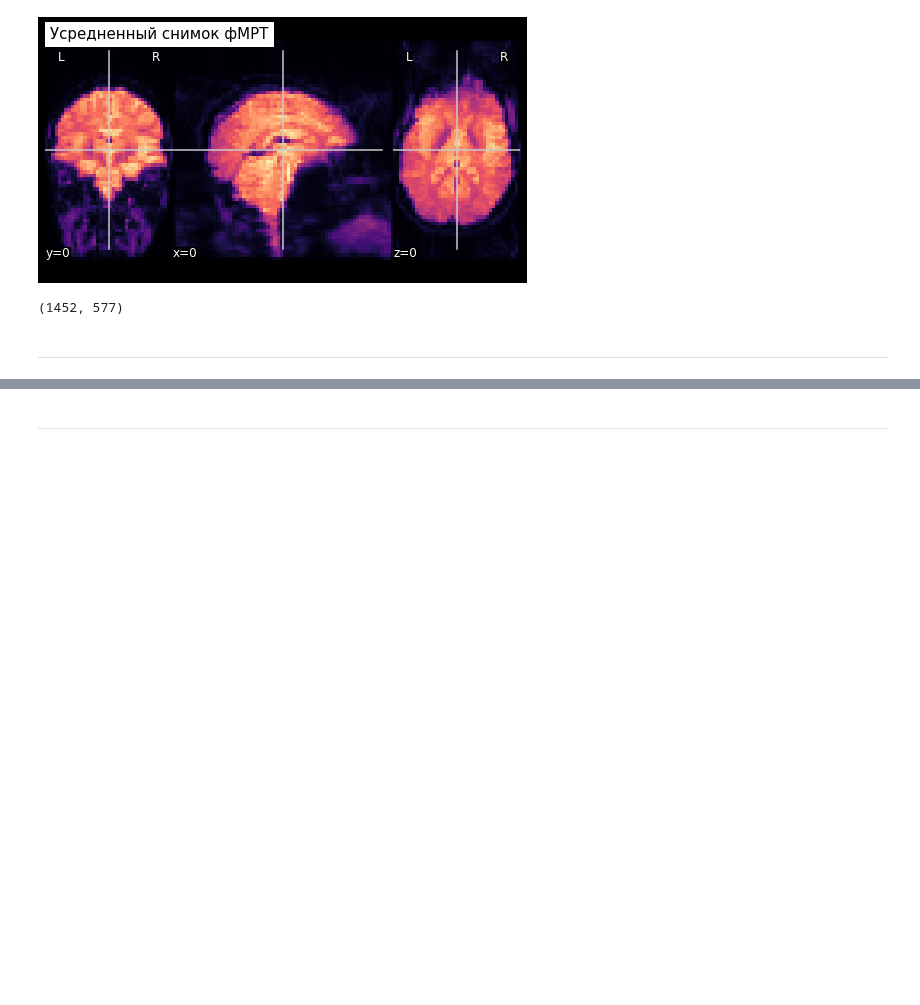
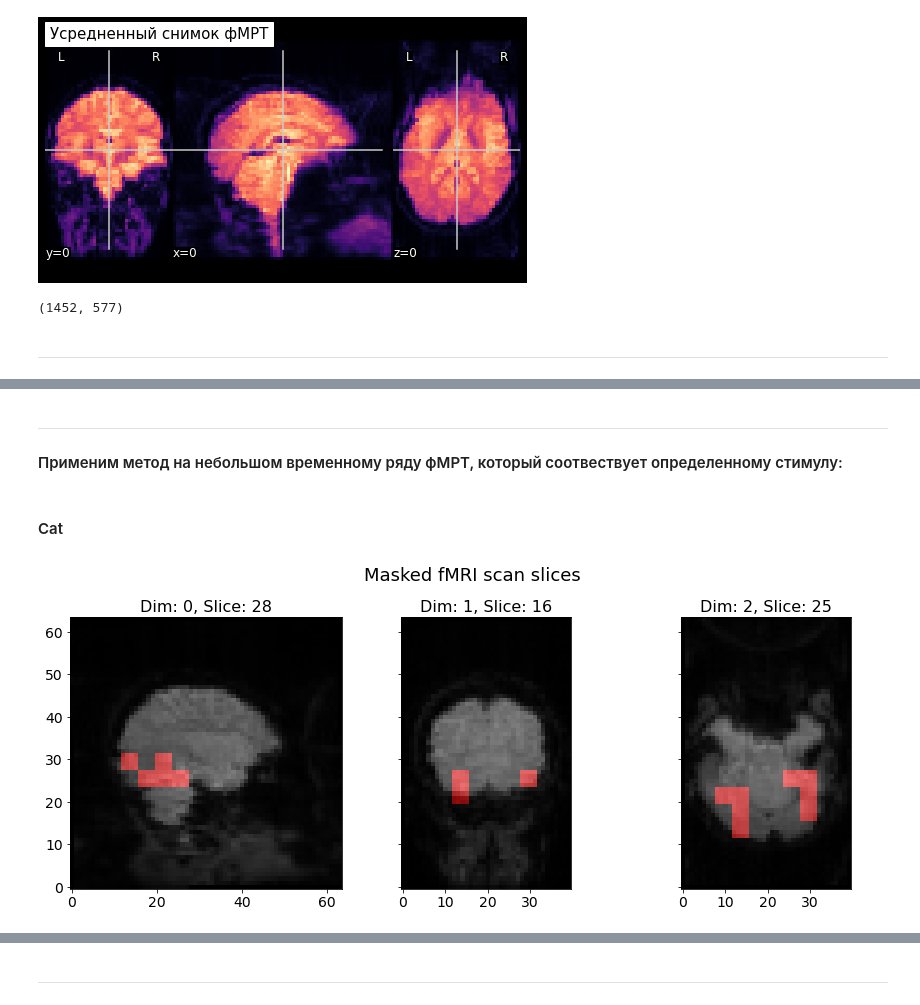
Before and after one commit to Daniilmipt007/project_VKR, a Jupyter notebook: code_fmri/fmri_analysis.ipynb, the cells around one changed output, grey strips where cells are left out. Saved outputs shown, nothing was run; the diff lists cells and outputs as text; code cells hidden in the pictures; blank space fills up the shorter version.

```diff
--- a/code_fmri/fmri_analysis.ipynb
+++ b/code_fmri/fmri_analysis.ipynb
@@ -291,0 +221,24 @@ class_data['chair'][11].shape
+# %% [markdown]
+---
+#### Применим метод на небольшом временному ряду фМРТ, который соотвествует определенному стимулу:
+# %% [markdown]
+#### Cat
+# %%
+fMRI_cat = X[12]
+s_cat = s[12]
+
+# Set parameters
+k_s = 4
+Delta_t = 0.0
+mu=2.5
+h = 20
+
+s_cat[s_cat!=0]=1
+
+# Get active mask using CCW method
+active_mask= ccw(fMRI_cat, s_cat, mu, k_s, Delta_t, h)
+
+
+show_scan_slices(fMRI_cat[10], [28, 16, 25], active_mask, save_img=False)
+# %% [output]
+[figure, added]
```
Also changed, not shown: parts of 54 cells of this notebook, 8 other files.
